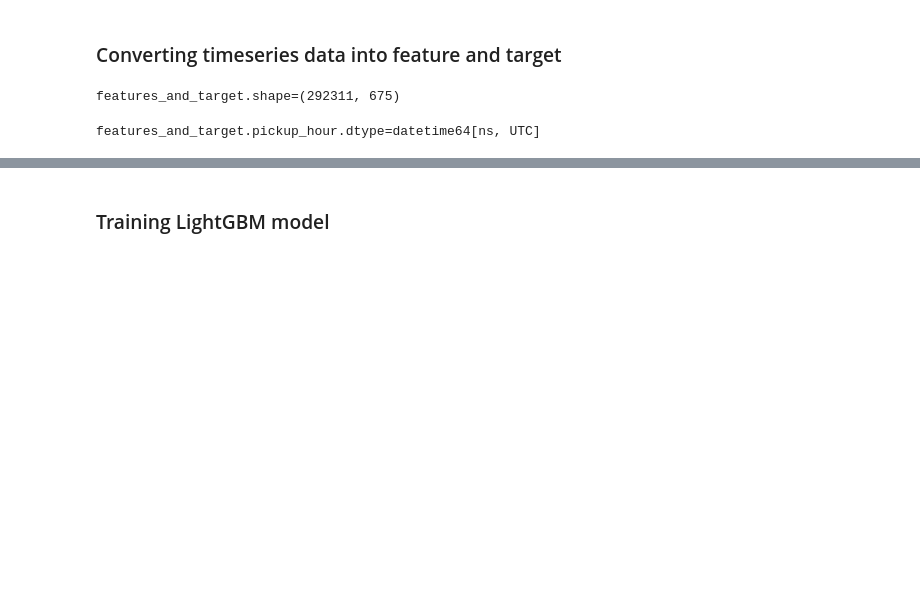
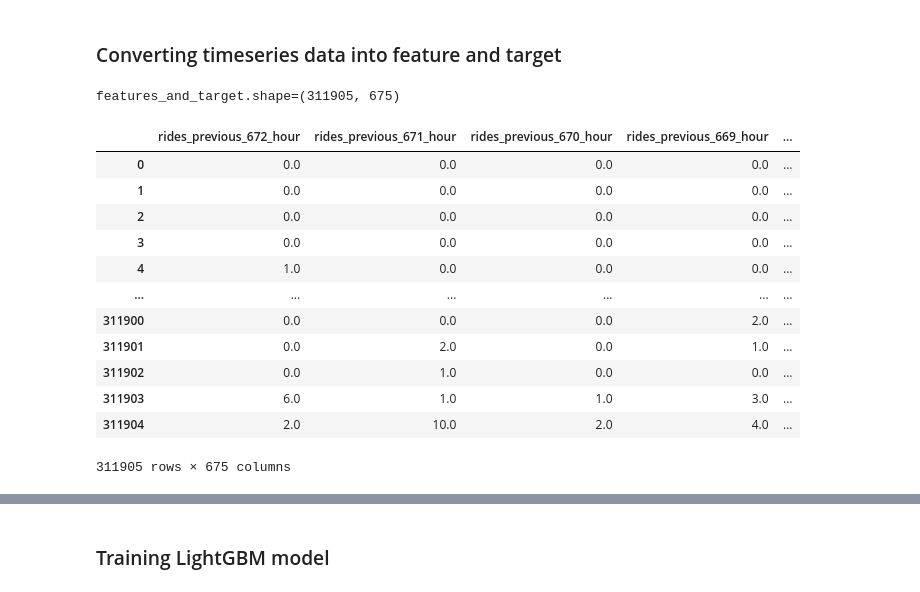
Before and after one commit to sushmitha047/nyc-taxi-demand-forecaster, a Jupyter notebook: notebooks/13_model_training_pipeline.ipynb, the cells around one changed output, grey strips where cells are left out. Cells and saved outputs as stored; diff of their text form; code cells hidden in the pictures; blank space fills up the shorter version.

```diff
--- a/notebooks/13_model_training_pipeline.ipynb
+++ b/notebooks/13_model_training_pipeline.ipynb
@@ -100,0 +86,7 @@ ts_data
+# %%
+# drop `pickup_ts` column
+ts_data.drop('pickup_ts', axis=1, inplace=True)
+
+# sort by `pickup_location_id` and `pickup_hour`
+ts_data.sort_values(by=['pickup_location_id', 'pickup_hour'], inplace=True)
+ts_data
@@ -114,10 +146,20 @@ features_and_target['target_rides_next_hour'] = targets
 
 print(f'{features_and_target.shape=}')
 # %% [output]
-features_and_target.shape=(292311, 675)
+features_and_target.shape=(311905, 675)
-# %%
-import pandas as pd
-features_and_target['pickup_hour'] = pd.to_datetime(features_and_target['pickup_hour']).dt.tz_convert('UTC')
-print(f'{features_and_target.pickup_hour.dtype=}')
-# %% [output]
-features_and_target.pickup_hour.dtype=datetime64[ns, UTC]
+# %%
+features_and_target
+# %% [output]
+|  | rides_previous_672_hour | rides_previous_671_hour | rides_previous_670_hour | rides_previous_669_hour | ... |
+| 0 | 0.0 | 0.0 | 0.0 | 0.0 | ... |
+| 1 | 0.0 | 0.0 | 0.0 | 0.0 | ... |
+| 2 | 0.0 | 0.0 | 0.0 | 0.0 | ... |
+| 3 | 0.0 | 0.0 | 0.0 | 0.0 | ... |
+| 4 | 1.0 | 0.0 | 0.0 | 0.0 | ... |
+| ... | ... | ... | ... | ... | ... |
+| 311900 | 0.0 | 0.0 | 0.0 | 2.0 | ... |
+| 311901 | 0.0 | 2.0 | 0.0 | 1.0 | ... |
+| 311902 | 0.0 | 1.0 | 0.0 | 0.0 | ... |
+| 311903 | 6.0 | 1.0 | 1.0 | 3.0 | ... |
+| 311904 | 2.0 | 10.0 | 2.0 | 4.0 | ... |
+311905 rows × 675 columns
```
Also changed, not shown: parts of 16 cells of this notebook.
